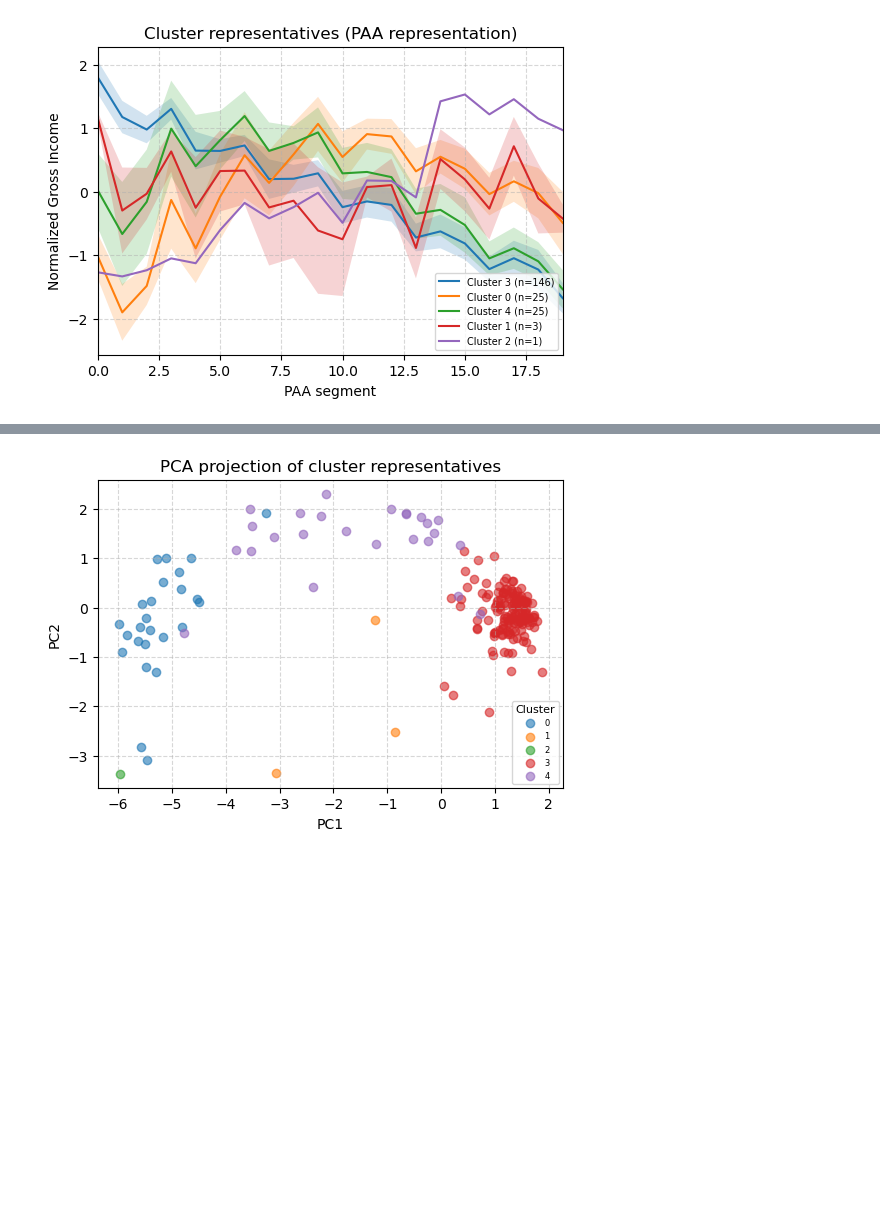
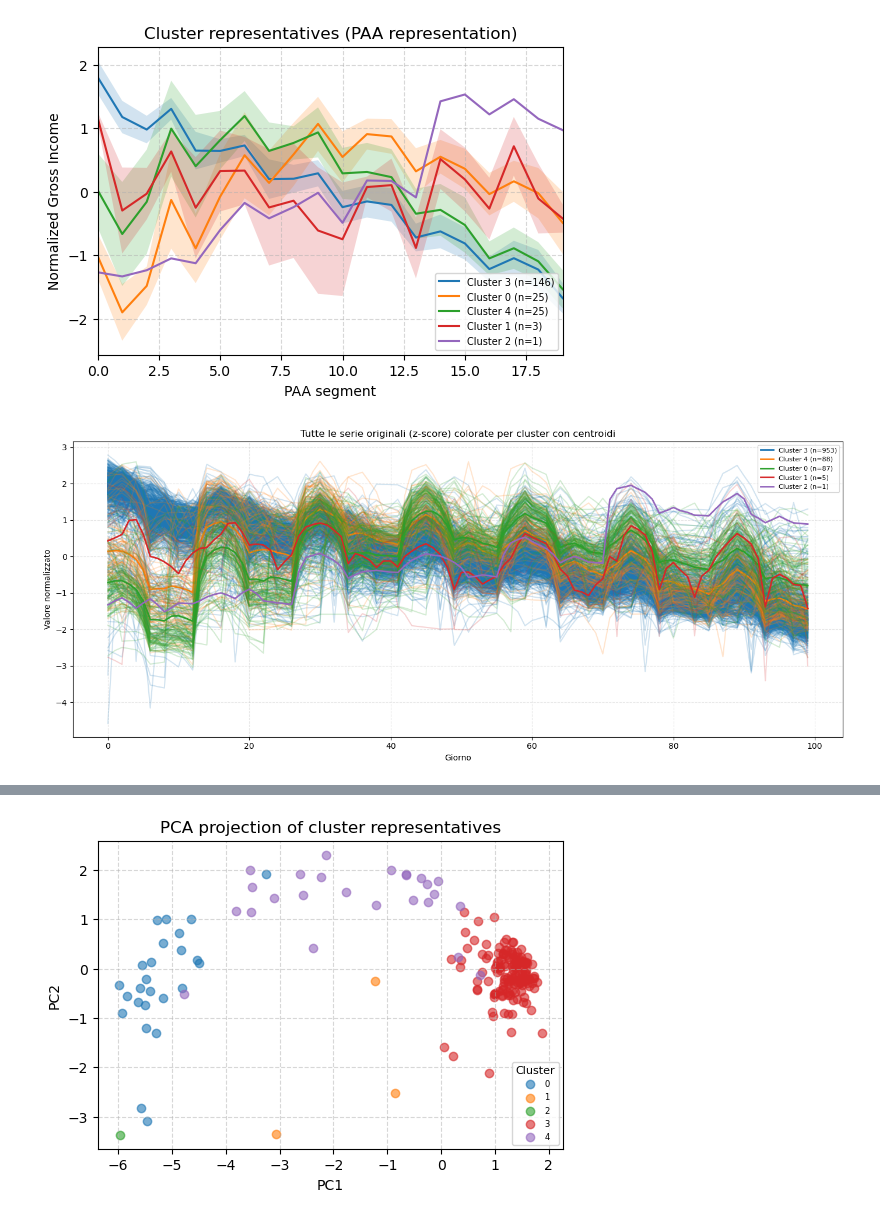
Before and after one commit to ChefBB/dm2_project, a Jupyter notebook: TS/clustering_ts.ipynb, the cells around one changed output, grey strips where cells are left out. Saved outputs shown, nothing was run; the diff lists cells and outputs as text; code cells hidden in the pictures; blank space fills up the shorter version.

```diff
--- a/TS/clustering_ts.ipynb
+++ b/TS/clustering_ts.ipynb
@@ -502,0 +522,33 @@ plt.show()
+# %%
+import matplotlib.pyplot as plt
+import seaborn as sns
+import numpy as np
+import pandas as pd
+
+# Conta serie per cluster e ordina decrescente
+cluster_sizes = pd.Series(final_labels_all).value_counts()
+sorted_clusters = cluster_sizes.sort_values(ascending=False).index
+
+# Palette di colori coerente con ordine cluster
+colors = sns.color_palette("tab10", n_colors=len(sorted_clusters))
+cluster_color_map = {c: colors[i] for i, c in enumerate(sorted_clusters)}
+
+plt.figure(figsize=(14,6))
+
+for c in sorted_clusters:
+    idx = np.where(final_labels_all == c)[0]
+    # tutte le serie del cluster, alpha basso
+    plt.plot(Y_z[idx].T, color=cluster_color_map[c], alpha=0.2)
+    # centroid
+    centroid = Y_z[idx].mean(axis=0)
+    plt.plot(centroid, color=cluster_color_map[c], linewidth=2, label=f"Cluster {c} (n={len(idx)})")
+
+plt.title("Tutte le serie originali (z-score) colorate per cluster con centroidi")
+plt.xlabel("Giorno")
+plt.ylabel("Valore normalizzato")
+plt.legend(loc='upper right', fontsize=8)
+plt.grid(alpha=0.3, linestyle='--')
+plt.tight_layout()
+plt.show()
+# %% [output]
+[figure, added]
```
Also changed, not shown: parts of 3 cells of this notebook, 6 other files.
